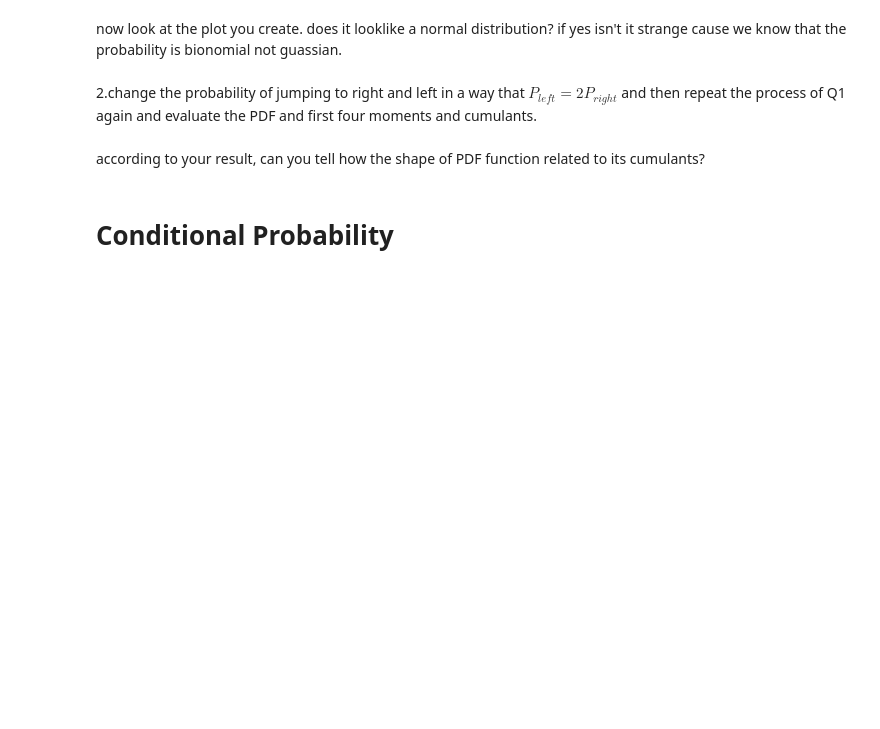
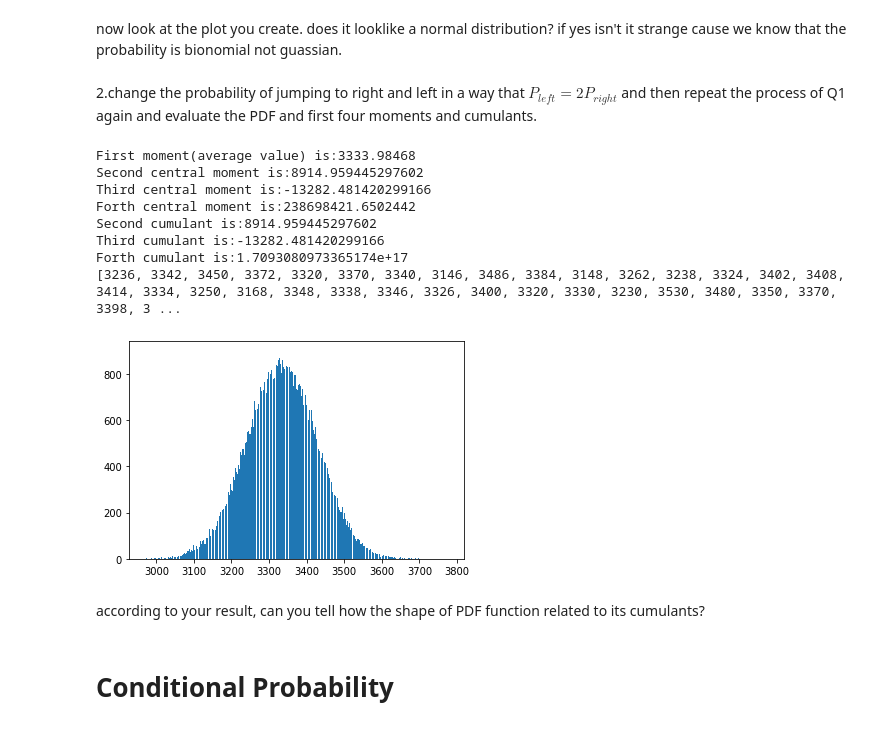
Before and after one commit to SBUDataAnalysis/hw2-Amirreza-A-1377, a Jupyter notebook: Data_Analysis_HW1.ipynb, the cells around one changed output. Saved outputs shown, nothing was run; the diff lists cells and outputs as text; code cells hidden in the pictures; blank space fills up the shorter version.

```diff
--- a/Data_Analysis_HW1.ipynb
+++ b/Data_Analysis_HW1.ipynb
@@ -25,2 +50,35 @@ now look at the plot you create. does it looklike a normal distribution? if yes
+# %%
+#code here
+#reusing the first code with small changes:
+import numpy as np
+import matplotlib.pyplot as plt
+import scipy.stats as sci
+Ensemble=[]
+i=0
+steps=[]
+while i<10**5:
+  steps.append(np.random.choice(np.array([1,-1]),p=[2/3,1/3],size=10**4))
+  i=i+1
+  Ensemble.append(np.sum(steps))
+  steps=[]
+plt.hist(Ensemble,bins=500)
+print("First moment(average value) is:"+str(np.sum(Ensemble)/len(Ensemble)))
+print("Second central moment is:"+str(sci.moment(Ensemble,2)))
+print("Third central moment is:"+str(sci.moment(Ensemble,3)))
+print("Forth central moment is:"+str(sci.moment(Ensemble,4)))
+print("Second cumulant is:"+str(sci.moment(Ensemble,2)))
+print("Third cumulant is:"+str(sci.moment(Ensemble,3)))
+print("Forth cumulant is:"+str(sci.moment(Ensemble,4)+3*(sci.moment(Ensemble,4)**2)))
+print(Ensemble)
+# %% [output]
+First moment(average value) is:3333.98468
+Second central moment is:8914.959445297602
+Third central moment is:-13282.481420299166
+Forth central moment is:238698421.6502442
+Second cumulant is:8914.959445297602
+Third cumulant is:-13282.481420299166
+Forth cumulant is:1.7093080973365174e+17
+[3236, 3342, 3450, 3372, 3320, 3370, 3340, 3146, 3486, 3384, 3148, 3262, 3238, 3324, 3402, 3408, 3414, 3334, 3250, 3168, 3348, 3338, 3346, 3326, 3400, 3320, 3330, 3230, 3530, 3480, 3350, 3370, 3398, 3 ...
+[figure, added]
 # %% [markdown]
 according to your result, can you tell how the shape of PDF function related to its cumulants?
```
Also changed, not shown: parts of 25 cells of this notebook.
